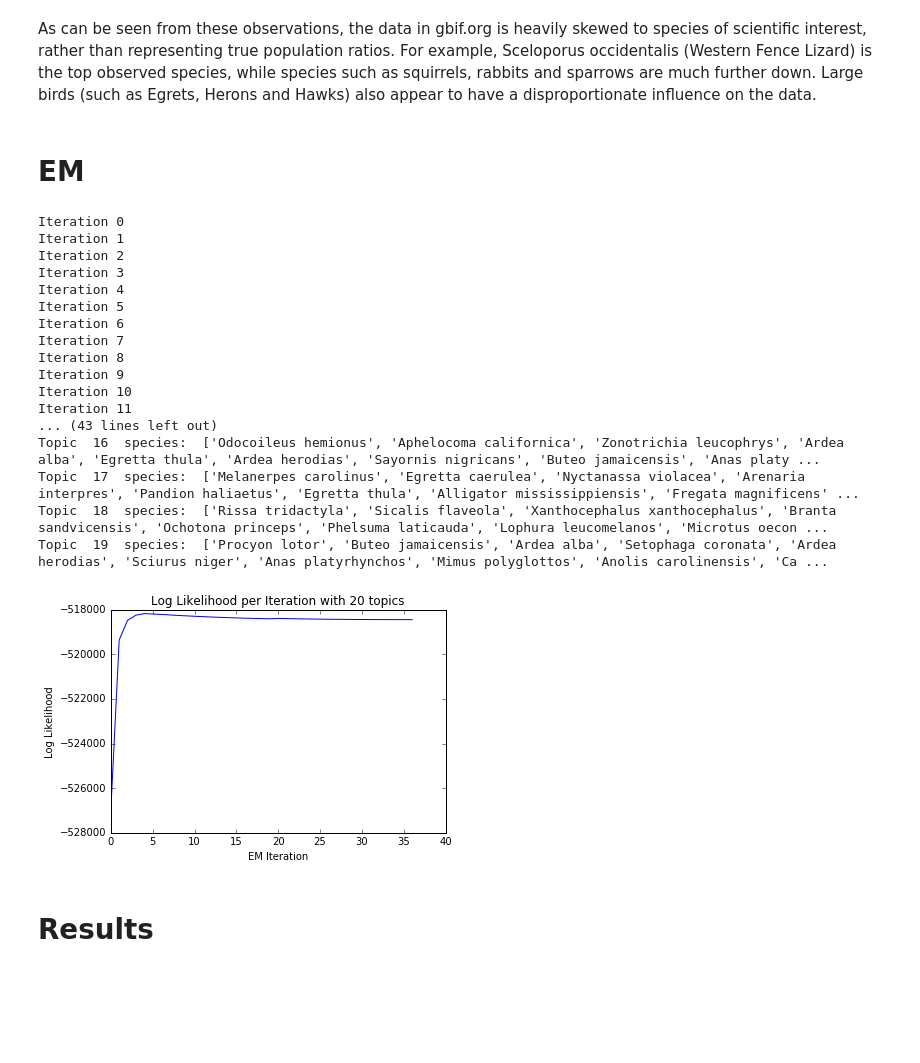
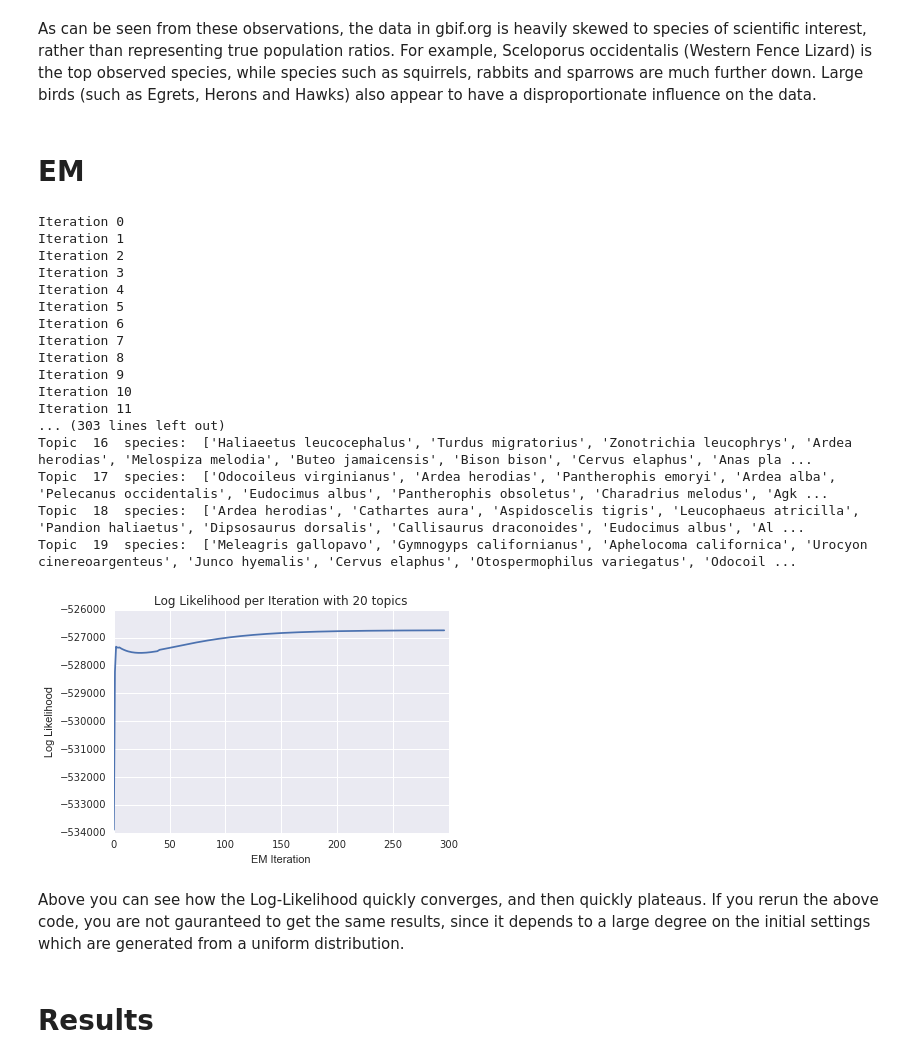
Before and after one commit to averyfaller/AM207Project, a Jupyter notebook: EM.ipynb, the cells around one changed output. Saved outputs shown, nothing was run; the diff lists cells and outputs as text; code cells hidden in the pictures; blank space fills up the shorter version.

```diff
--- a/EM.ipynb
+++ b/EM.ipynb
@@ -130,5 +142,7 @@ plt.show()
 # %% [markdown]
 As can be seen from these observations, the data in gbif.org is heavily skewed to species of scientific interest, rather than representing true population ratios.  For example, Sceloporus occidentalis (Western Fence Lizard) is the top observed species, while species such as squirrels, rabbits and sparrows are much further down.  Large birds (such as Egrets, Herons and Hawks) also appear to have a disproportionate influence on the data.
+# %% [markdown]
+# EM
 # %%
 # Convert the grid species count dictionary to an array of arrays
 
@@ -142,10 +156,8 @@ grid_species_counts = []
 for grid_id in grid_species_count_dict.keys():
     for species_id in grid_species_count_dict[grid_id].keys():
         grid_species_counts.append([grid_id, species_id, grid_species_count_dict[grid_id][species_id]])
-# %% [markdown]
-# EM
 # %%
-class LDA(object):
+class EMClassifier(object):
 
     # Initializes with the number of topics
     def __init__(self, species_lookup_dict, data, num_topics):
@@ -187,7 +199,7 @@ class LDA(object):
         beta = beta
         self.lls = []
 
-        self.smoothing = .0000001
+        self.smoothing = .00000000000000000001
 
         i = 0
         # While the algorithm hasn't converged, run EM
@@ -203,18 +215,14 @@ class LDA(object):
             ll = np.multiply(Q, np.add(np.log(theta.T+self.smoothing), self.W.dot(np.log(beta.T+self.smoothing))).T)
             ll = np.sum(ll)
             self.lls.append(ll)
-            self.Q = Q
-            self.beta = beta
-            self.theta = theta
 
             if i > 1:
                 if np.abs(self.lls[-1] - self.lls[-2]) < .1:
                     print "Converged!"
                     break
 
-        # Print the topics for this iteration
+        # Print the topics after the last iteration
         self.print_topics(10, beta)
-
         self.plot_ll()
 
     # This should run the E step of the EM algorithm
@@ -224,6 +232,8 @@ class LDA(object):
         Q = np.subtract(Q, logsumexp(Q, axis=0))
         # Exponentiate to move back to regular space
         Q = np.exp(Q)
+        print np.argmax(Q[:,5139:5339],axis=0)
+        self.Q = Q
         return Q
 
     # This should run the M step of the EM algorithm
@@ -249,6 +259,8 @@ class LDA(object):
                 species.append(self.species_lookup_dict[an_ind])
             print "Topic ", k, " species: ", species
 
+    # Retrieves the top 'num_species' species in the same topic as the topic with the
+    # highest probability of having 'species_name' occur
     def get_top_species_in_topic(self, num_species, species_name):
 
         species_id = species_dictionary[species_name]
@@ -256,6 +268,7 @@ class LDA(object):
         # For this species, find the topic with the highest probability
         # of this species occuring
         topic_id = np.argmax(self.beta[:,species_id])
+        print("Topic ID %d" % topic_id)
 
         a = np.array(self.beta[topic_id])[0]
         ind = np.argsort(a)[-num_species:]
@@ -264,34 +277,36 @@ class LDA(object):
             species.append(self.species_lookup_dict[an_ind])
         return species
 
+    # Plot the Log Likelihood per Iteration
     def plot_ll(self):
         plt.plot(range(len(self.lls)), self.lls)
         plt.title("Log Likelihood per Iteration with %d topics" % self.num_topics)
         plt.xlabel("EM Iteration")
         plt.ylabel("Log Likelihood")
-        #plt.savefig('ll_%d_topics.png' % self.num_topics)
         plt.show()
 # %%
-EMClassifier = LDA(species_lookup_dict=species_lookup_dict, data=np.matrix(grid_species_counts), num_topics=20)
+EMClassifier = EMClassifier(species_lookup_dict=species_lookup_dict, data=np.matrix(grid_species_counts), num_topics=20)
 # %% [output]
 Iteration 0
 Iteration 1
 Iteration 2
 Iteration 3
 Iteration 4
 Iteration 5
 Iteration 6
 Iteration 7
 Iteration 8
 Iteration 9
 Iteration 10
 Iteration 11
-... (43 lines left out)
-Topic  16  species:  ['Odocoileus hemionus', 'Aphelocoma californica', 'Zonotrichia leucophrys', 'Ardea alba', 'Egretta thula', 'Ardea herodias', 'Sayornis nigricans', 'Buteo jamaicensis', 'Anas platy ...
-Topic  17  species:  ['Melanerpes carolinus', 'Egretta caerulea', 'Nyctanassa violacea', 'Arenaria interpres', 'Pandion haliaetus', 'Egretta thula', 'Alligator mississippiensis', 'Fregata magnificens' ...
-Topic  18  species:  ['Rissa tridactyla', 'Sicalis flaveola', 'Xanthocephalus xanthocephalus', 'Branta sandvicensis', 'Ochotona princeps', 'Phelsuma laticauda', 'Lophura leucomelanos', 'Microtus oecon ...
-Topic  19  species:  ['Procyon lotor', 'Buteo jamaicensis', 'Ardea alba', 'Setophaga coronata', 'Ardea herodias', 'Sciurus niger', 'Anas platyrhynchos', 'Mimus polyglottos', 'Anolis carolinensis', 'Ca ...
+... (303 lines left out)
+Topic  16  species:  ['Haliaeetus leucocephalus', 'Turdus migratorius', 'Zonotrichia leucophrys', 'Ardea herodias', 'Melospiza melodia', 'Buteo jamaicensis', 'Bison bison', 'Cervus elaphus', 'Anas pla ...
+Topic  17  species:  ['Odocoileus virginianus', 'Ardea herodias', 'Pantherophis emoryi', 'Ardea alba', 'Pelecanus occidentalis', 'Eudocimus albus', 'Pantherophis obsoletus', 'Charadrius melodus', 'Agk ...
+Topic  18  species:  ['Ardea herodias', 'Cathartes aura', 'Aspidoscelis tigris', 'Leucophaeus atricilla', 'Pandion haliaetus', 'Dipsosaurus dorsalis', 'Callisaurus draconoides', 'Eudocimus albus', 'Al ...
+Topic  19  species:  ['Meleagris gallopavo', 'Gymnogyps californianus', 'Aphelocoma californica', 'Urocyon cinereoargenteus', 'Junco hyemalis', 'Cervus elaphus', 'Otospermophilus variegatus', 'Odocoil ...
-[figure, old version]
+[figure, new version]
+# %% [markdown]
+Above you can see how the Log-Likelihood quickly converges, and then quickly plateaus.  If you rerun the above code, you are not gauranteed to get the same results, since it depends to a large degree on the initial settings which are generated from a uniform distribution.
 # %% [markdown]
 # Results
 # %%
```
Also changed, not shown: parts of 12 cells of this notebook.
